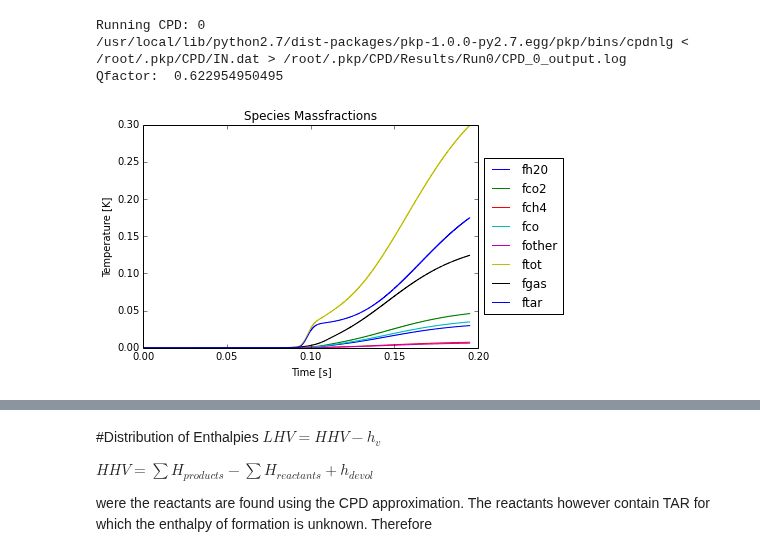
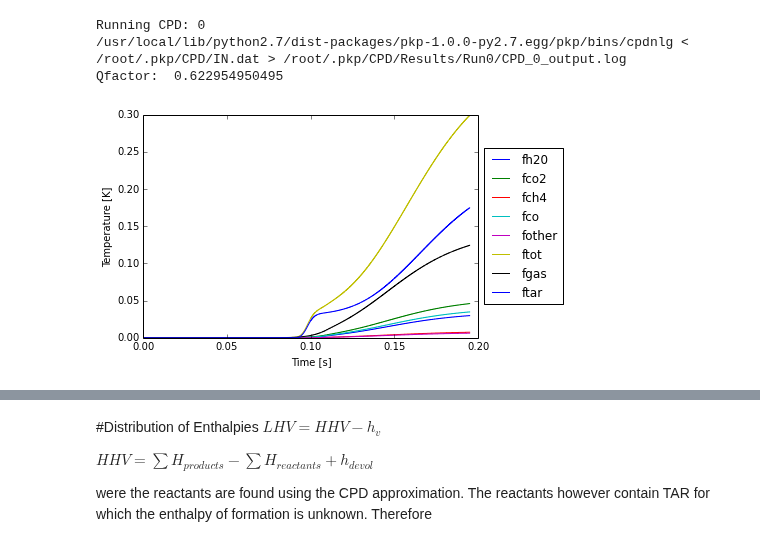
Before and after one commit to ostein/notebooks, a Jupyter notebook: pkp/BlackThunder.ipynb, the cells around one changed output, grey strips where cells are left out. Drawn from its saved outputs; the diff is of its cells as text; code cells hidden in the pictures.

```diff
--- a/pkp/BlackThunder.ipynb
+++ b/pkp/BlackThunder.ipynb
@@ -70,21 +80,13 @@ plt.legend(loc='lower right')
 # %%
 #zip(Times, Temps)[0:20]
 # %%
-operating_conditions = {
-    'run0': zip(Times, Temps)[0:-1:50],
-    'run1': [(0.0,300), (0.5, 2500)],
-    'pressure': 1.0,
-    'runs': 1,
-}
+operating_conditions = {'run0': zip(Times, Temps)[0:-1:50], 'pressure': 1.0, 'runs': 1}
 # %%
-cpd_params = {'fit': 'constantRate', 'active': 'True',
-            'deltaT': '1e-08', 'MW_TAR': '130'}
+cpd_params = {'fit': 'constantRate', 'active': 'True', 'deltaT': '1e-08', 'MW_TAR': '130'}
 # %%
-input_dict = {'Coal': {'Proximate Analysis': proximate_analysis,
-                       'Ultimate Analysis': ultimate_analysis,
-                       'hhv': 20270, 'MW_PS': 100},
-              'CPD': cpd_params,
-              'OperatingConditions': operating_conditions}
+input_dict = {'Coal': {
+        'Proximate Analysis': proximate_analysis, 'Ultimate Analysis': ultimate_analysis, 'hhv': 20270, 'MW_PS': 100},
+    'CPD': cpd_params, 'OperatingConditions': operating_conditions}
 # %% [markdown]
 # Run CPD Preprocessor
 # %%
@@ -96,11 +98,12 @@ Running CPD: 0
 /usr/local/lib/python2.7/dist-packages/pkp-1.0.0-py2.7.egg/pkp/bins/cpdnlg < /root/.pkp/CPD/IN.dat > /root/.pkp/CPD/Results/Run0/CPD_0_output.log
 Qfactor:  0.622954950495
 # %%
+#f,ax = plt.subplots(1,2)
 for name, data in res:
     plt.plot(cpd['run0'][1]['time']*1000, data, label=name)
-    plt.title("Species Massfractions")
+    plt.title = "Species Massfractions"
     plt.legend(loc='center left', bbox_to_anchor=(1, 0.5))
     plt.xlabel('Time [s]')
     plt.ylabel('Temperature [K]')
 # %% [output]
-[figure, old version]
+[figure, new version]
```
Also changed, not shown: parts of 9 cells of this notebook.
